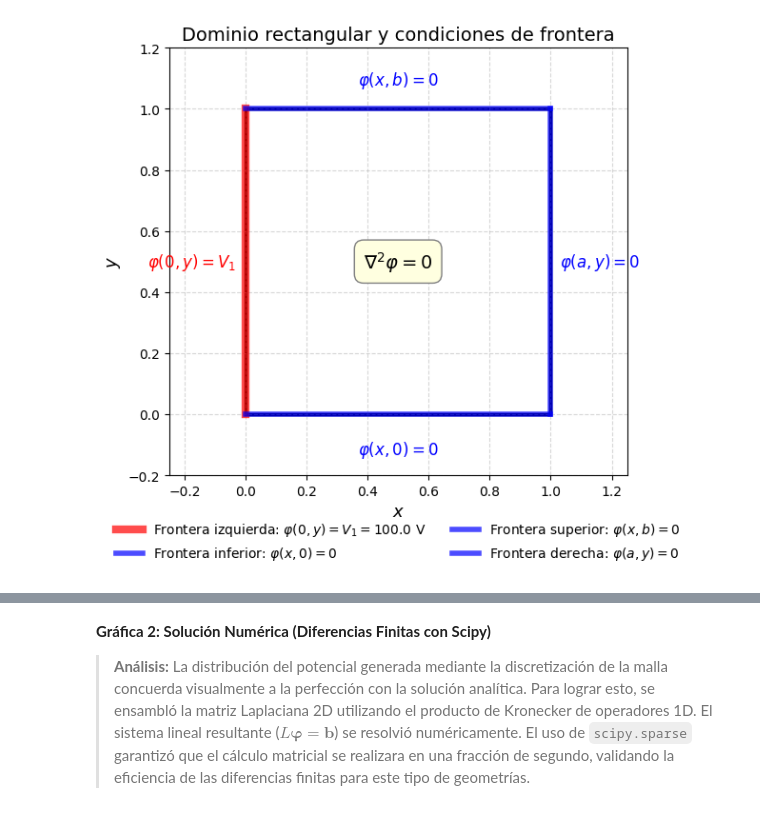
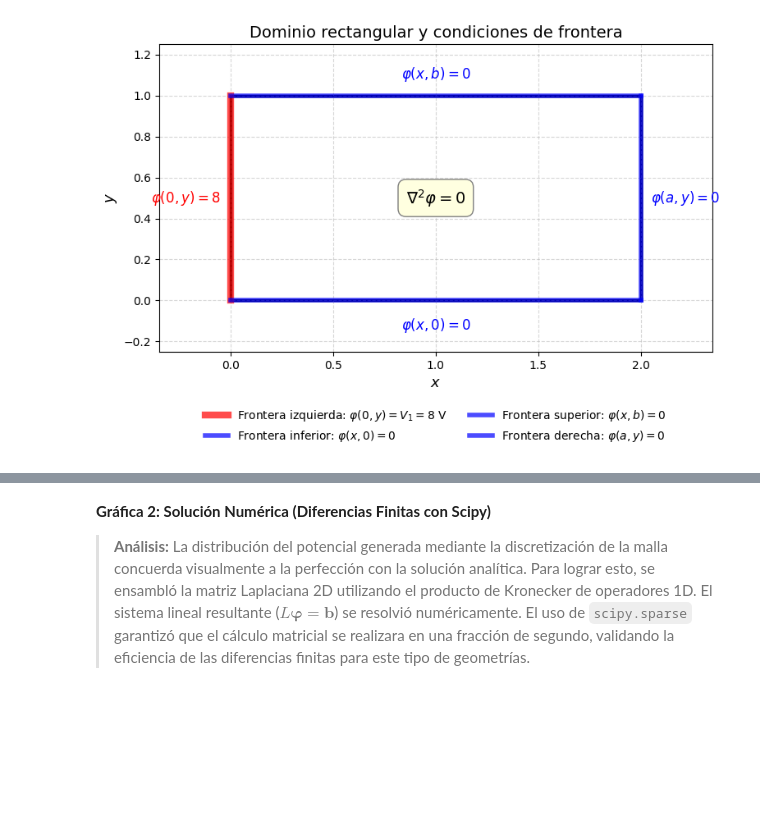
Before and after one commit to santycorreav/teoria_electromagnetica, a Jupyter notebook: tareas/Tarea_01_TEM_camila_bryan_samuel_santiago.ipynb, the cells around one changed output, grey strips where cells are left out. Saved outputs shown, nothing was run; the diff lists cells and outputs as text; code cells hidden in the pictures; blank space fills up the shorter version.

```diff
--- a/tareas/Tarea_01_TEM_camila_bryan_samuel_santiago.ipynb
+++ b/tareas/Tarea_01_TEM_camila_bryan_samuel_santiago.ipynb
@@ -34,59 +54,61 @@ El objetivo es encontrar una función $\varphi(x,y)$ que satisfaga la ecuación
 import numpy as np
 import matplotlib.pyplot as plt
 
-# Dimensiones y valor del potencial
-a, b = 1.0, 1.0
-V1 = 100.0
+# Parámetros asignados
+a, b = 2.0, 1.0
+V1 = 8.0
 
 # Crear figura y ejes
-fig, ax = plt.subplots(figsize=(7, 6))
+fig, ax = plt.subplots(figsize=(8, 5))
 
 # Dibujar el rectángulo
 rect = plt.Rectangle((0, 0), a, b, fill=False, linewidth=2.5, edgecolor='black')
 ax.add_patch(rect)
 
 # Colores y marcadores de las condiciones de frontera
-# Lado izquierdo: V1 (rojo)  <-- f-string cruda rf
+# Lado izquierdo: V1 (rojo)
 ax.plot([0, 0], [0, b], 'r-', linewidth=6, alpha=0.7,
-        label=rf'Frontera izquierda: $\varphi(0,y) = V_1 = {V1}$ V')
+        label=rf'Frontera izquierda: $\varphi(0,y) = V_1 = {V1:.0f}$ V')
 
-# Lados a tierra (azul)  <-- todas con r
+# Lados a tierra (azul)
 ax.plot([0, a], [0, 0], 'b-', linewidth=4, alpha=0.7,
         label=r'Frontera inferior: $\varphi(x,0) = 0$')
 ax.plot([0, a], [b, b], 'b-', linewidth=4, alpha=0.7,
         label=r'Frontera superior: $\varphi(x,b) = 0$')
 ax.plot([a, a], [0, b], 'b-', linewidth=4, alpha=0.7,
         label=r'Frontera derecha: $\varphi(a,y) = 0$')
 
-# Texto de condiciones (ya estaban con r, correctas)
-ax.text(-0.03, b/2, r'$\varphi(0,y) = V_1$', ha='right', va='center',
+# Texto de condiciones de frontera
+ax.text(-0.05, b/2, rf'$\varphi(0,y) = {V1:.0f}$', ha='right', va='center',
         fontsize=12, color='red')
 ax.text(a/2, -0.08, r'$\varphi(x,0) = 0$', ha='center', va='top',
         fontsize=12, color='blue')
 ax.text(a/2, b + 0.06, r'$\varphi(x,b) = 0$', ha='center', va='bottom',
         fontsize=12, color='blue')
-ax.text(a + 0.03, b/2, r'$\varphi(a,y) = 0$', ha='left', va='center',
+ax.text(a + 0.05, b/2, r'$\varphi(a,y) = 0$', ha='left', va='center',
         fontsize=12, color='blue')
 
-# Indicar la región interior
+# Indicar la región interior con la Ecuación de Laplace
 ax.text(a/2, b/2, r'$\nabla^2 \varphi = 0$', ha='center', va='center',
         fontsize=14, style='italic',
         bbox=dict(facecolor='lightyellow', edgecolor='gray', boxstyle='round,pad=0.5'))
 
-# Configuración de ejes
-ax.set_xlim(-0.25, a + 0.25)
-ax.set_ylim(-0.2, b + 0.2)
-ax.set_xlabel(r'$x$', fontsize=13)   # también con r por si acaso
+# Configuración de ejes ajustada al nuevo aspecto (2x1)
+ax.set_xlim(-0.35, a + 0.35)
+ax.set_ylim(-0.25, b + 0.25)
+ax.set_xlabel(r'$x$', fontsize=13)
 ax.set_ylabel(r'$y$', fontsize=13)
 ax.set_title('Dominio rectangular y condiciones de frontera', fontsize=14)
 ax.set_aspect('equal')
 ax.grid(True, linestyle='--', alpha=0.5)
-ax.legend(loc='upper center', bbox_to_anchor=(0.5, -0.08), ncol=2, frameon=False)
+
+# Leyenda bajo el gráfico
+ax.legend(loc='upper center', bbox_to_anchor=(0.5, -0.15), ncol=2, frameon=False)
 
 plt.tight_layout()
 plt.show()
 # %% [output]
-[figure, old version]
+[figure, new version]
 # %% [markdown]
 ## 2. Desarrollo analítico paso a paso (Separación de variables)
 
```
Also changed, not shown: parts of 6 cells of this notebook, 1 other file.
